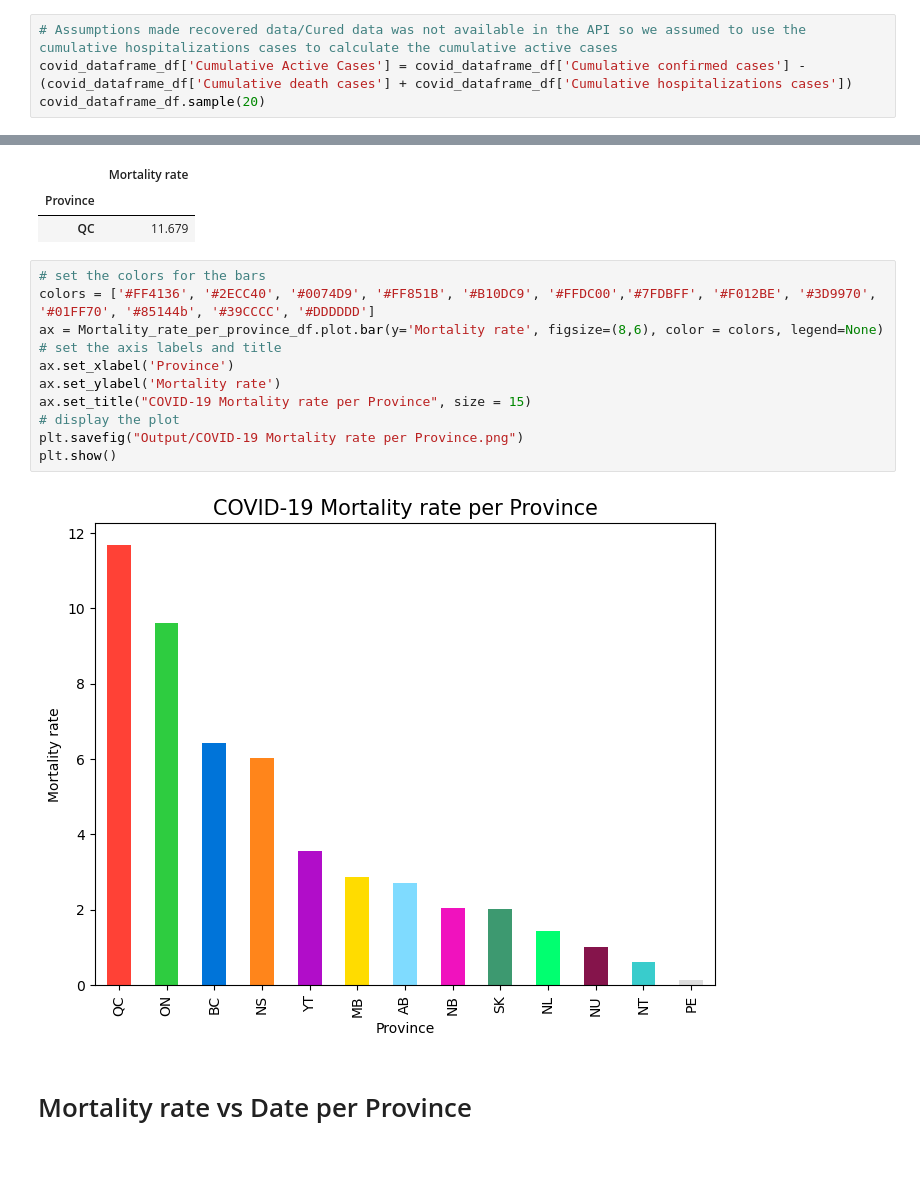
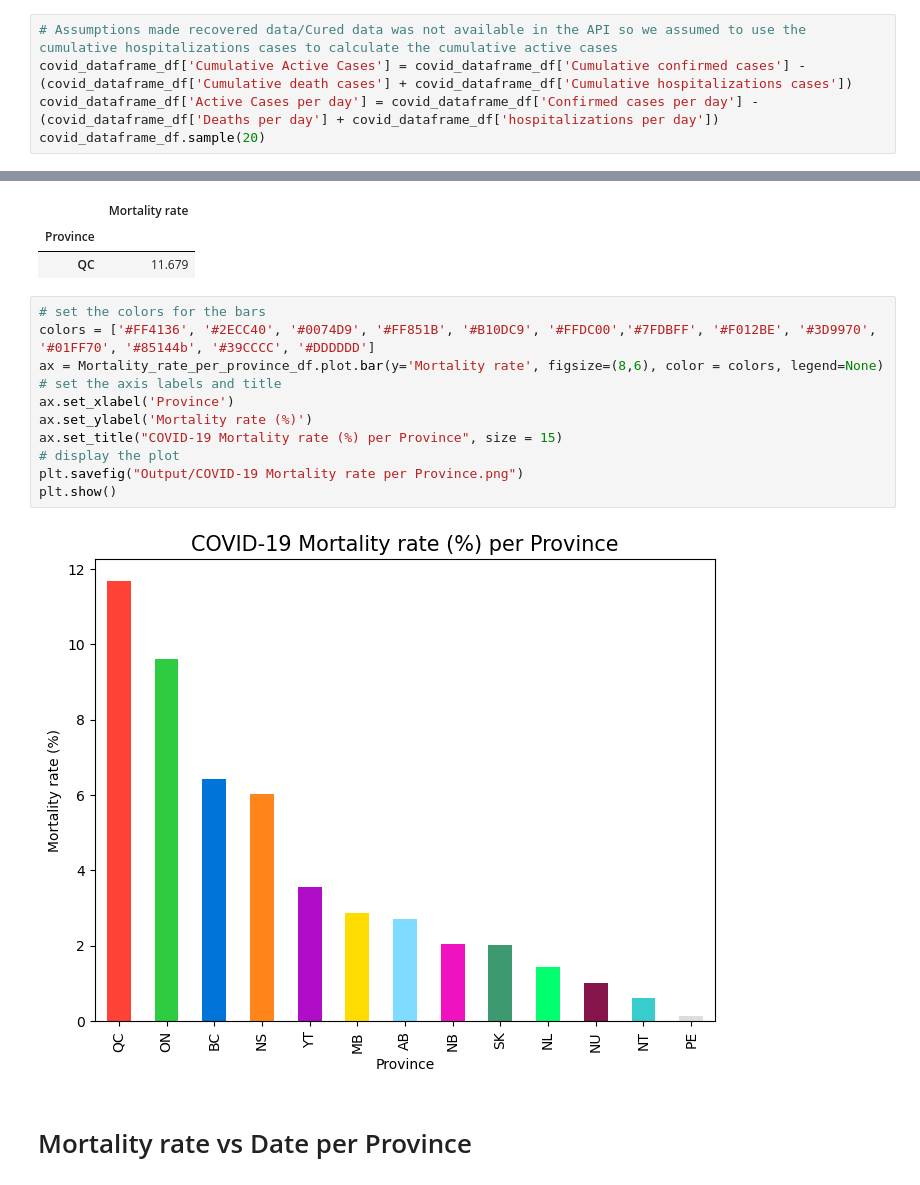
Before and after one commit to svafaeva93/Covid19AnalysisCanada, a Jupyter notebook: Data_extraction_API.ipynb, the cells around one changed output, grey strips where cells are left out. Drawn from its saved outputs; the diff is of its cells as text.

```diff
--- a/Data_extraction_API.ipynb
+++ b/Data_extraction_API.ipynb
@@ -240,6 +240,7 @@ Calculating Active Cases
 # %%
 # Assumptions made recovered data/Cured data was not available in the API so we assumed to use the cumulative hospitalizations cases to calculate the cumulative active cases
 covid_dataframe_df['Cumulative Active Cases'] = covid_dataframe_df['Cumulative confirmed cases'] - (covid_dataframe_df['Cumulative death cases'] + covid_dataframe_df['Cumulative hospitalizations cases'])
+covid_dataframe_df['Active Cases per day'] = covid_dataframe_df['Confirmed cases per day'] - (covid_dataframe_df['Deaths per day'] + covid_dataframe_df['hospitalizations per day'])
 covid_dataframe_df.sample(20)
 # %% [output]
 |  | Province | Date | Cumulative confirmed cases | Confirmed cases per day | Cumulative death cases | Deaths per day | ... |
@@ -439,16 +442,16 @@ Mortality_rate_per_province_df.head(1)
 # %%
 # set the colors for the bars
 colors = ['#FF4136', '#2ECC40', '#0074D9', '#FF851B', '#B10DC9', '#FFDC00','#7FDBFF', '#F012BE', '#3D9970', '#01FF70', '#85144b', '#39CCCC', '#DDDDDD']
 ax = Mortality_rate_per_province_df.plot.bar(y='Mortality rate', figsize=(8,6), color = colors, legend=None)
 # set the axis labels and title
 ax.set_xlabel('Province')
-ax.set_ylabel('Mortality rate')
-ax.set_title("COVID-19 Mortality rate per Province", size = 15)
+ax.set_ylabel('Mortality rate (%)')
+ax.set_title("COVID-19 Mortality rate (%) per Province", size = 15)
 # display the plot
 plt.savefig("Output/COVID-19 Mortality rate per Province.png")
 plt.show()
 # %% [output]
-[figure, old version]
+[figure, new version]
 # %% [markdown]
 # Mortality rate vs Date per Province
 # %%
```
Also changed, not shown: parts of 12 cells of this notebook.
